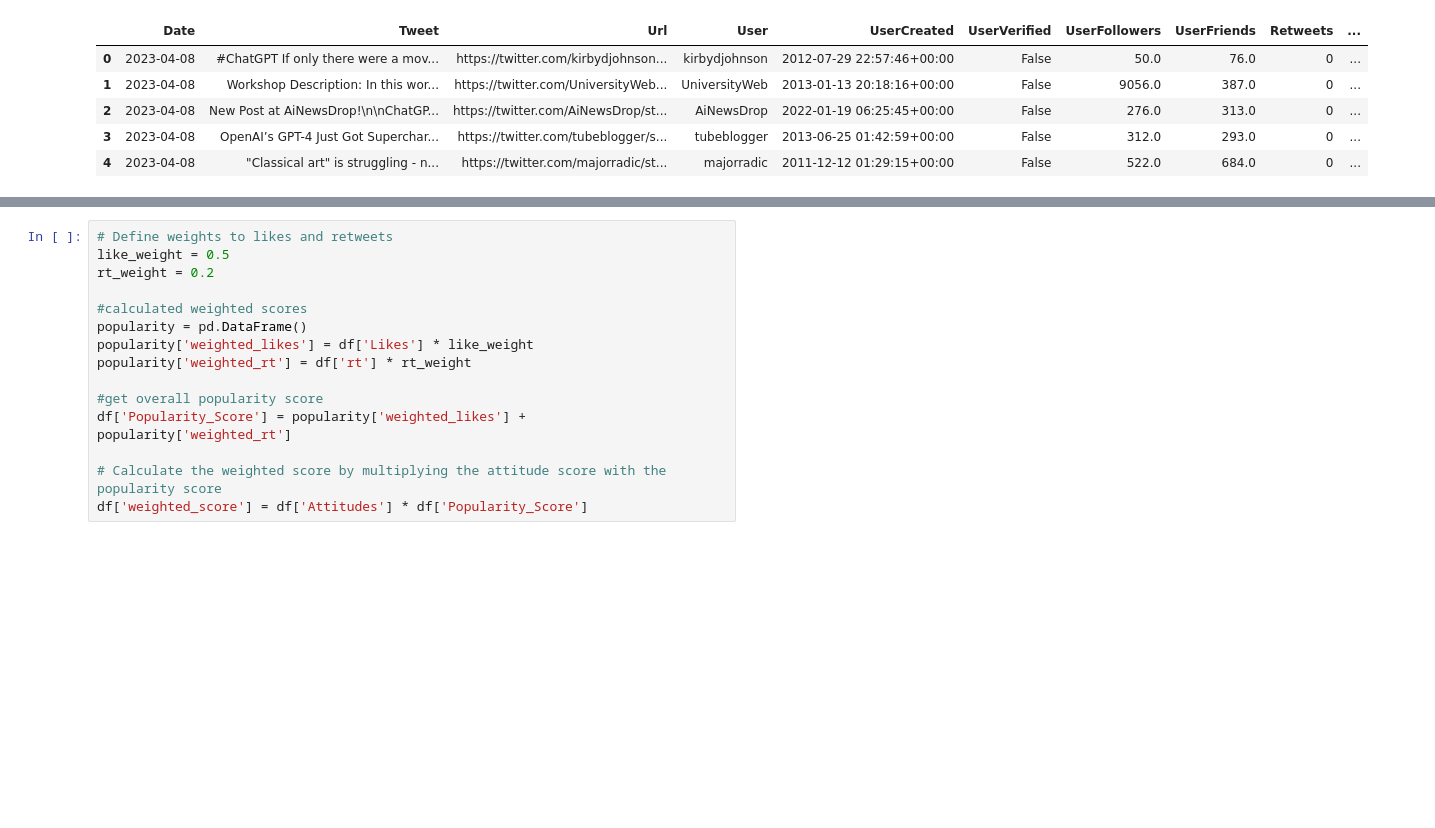
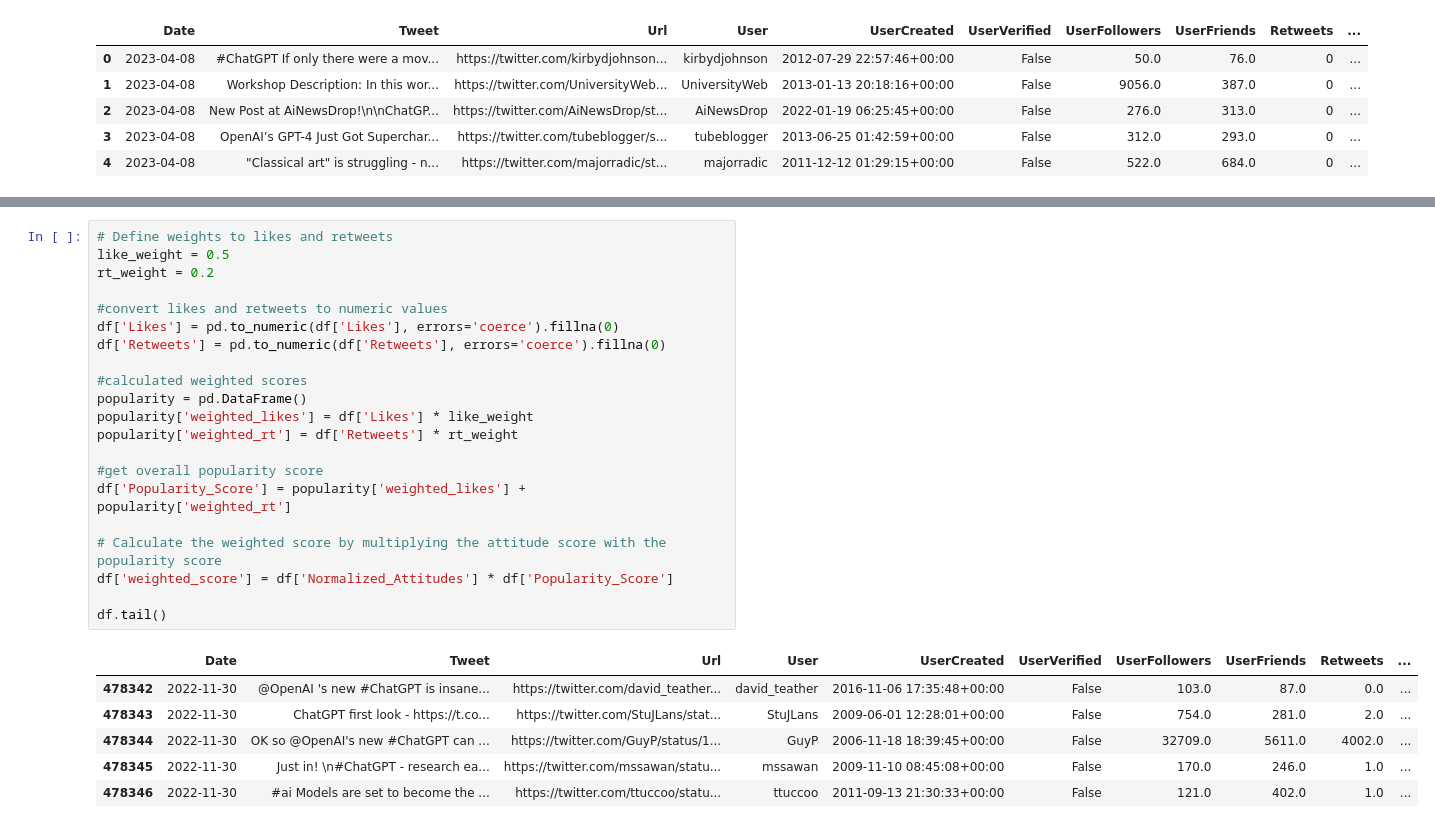
Before and after one commit to Jozue124/CMSC_320_Final_Tutorial, a Jupyter notebook: final_tutorial.ipynb, the cells around one changed output, grey strips where cells are left out. Cells and saved outputs as stored; diff of their text form; blank space fills up the shorter version.

```diff
--- a/final_tutorial.ipynb
+++ b/final_tutorial.ipynb
@@ -61,15 +78,28 @@ df.head()
 # %%
 # Define weights to likes and retweets
 like_weight = 0.5
 rt_weight = 0.2
 
+#convert likes and retweets to numeric values
+df['Likes'] = pd.to_numeric(df['Likes'], errors='coerce').fillna(0)
+df['Retweets'] = pd.to_numeric(df['Retweets'], errors='coerce').fillna(0)
+
 #calculated weighted scores
 popularity = pd.DataFrame()
 popularity['weighted_likes'] = df['Likes'] * like_weight
-popularity['weighted_rt'] = df['rt'] * rt_weight
+popularity['weighted_rt'] = df['Retweets'] * rt_weight
 
 #get overall popularity score
 df['Popularity_Score'] = popularity['weighted_likes'] + popularity['weighted_rt']
 
 # Calculate the weighted score by multiplying the attitude score with the popularity score
-df['weighted_score'] = df['Attitudes'] * df['Popularity_Score']
+df['weighted_score'] = df['Normalized_Attitudes'] * df['Popularity_Score']
+
+df.tail()
+# %% [output]
+|  | Date | Tweet | Url | User | UserCreated | UserVerified | UserFollowers | UserFriends | Retweets | ... |
+| 478342 | 2022-11-30 | @OpenAI 's new #ChatGPT is insane... | https://twitter.com/david_teather... | david_teather | 2016-11-06 17:35:48+00:00 | False | 103.0 | 87.0 | 0.0 | ... |
+| 478343 | 2022-11-30 | ChatGPT first look - https://t.co... | https://twitter.com/StuJLans/stat... | StuJLans | 2009-06-01 12:28:01+00:00 | False | 754.0 | 281.0 | 2.0 | ... |
+| 478344 | 2022-11-30 | OK so @OpenAI's new #ChatGPT can ... | https://twitter.com/GuyP/status/1... | GuyP | 2006-11-18 18:39:45+00:00 | False | 32709.0 | 5611.0 | 4002.0 | ... |
+| 478345 | 2022-11-30 | Just in! \n#ChatGPT - research ea... | https://twitter.com/mssawan/statu... | mssawan | 2009-11-10 08:45:08+00:00 | False | 170.0 | 246.0 | 1.0 | ... |
+| 478346 | 2022-11-30 | #ai Models are set to become the ... | https://twitter.com/ttuccoo/statu... | ttuccoo | 2011-09-13 21:30:33+00:00 | False | 121.0 | 402.0 | 1.0 | ... |
```
Also changed, not shown: parts of 7 cells of this notebook.
